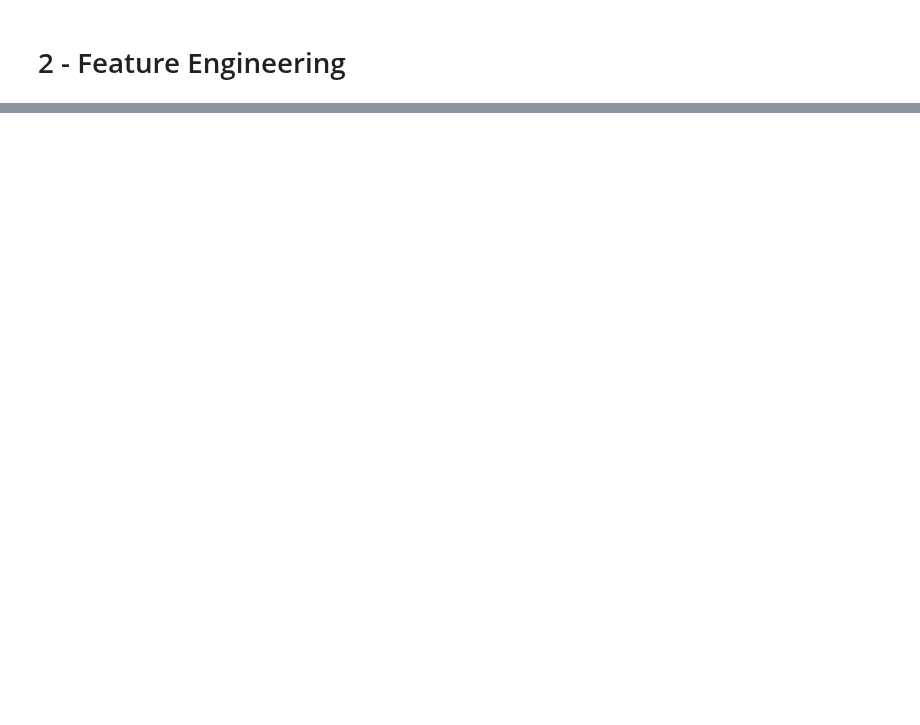
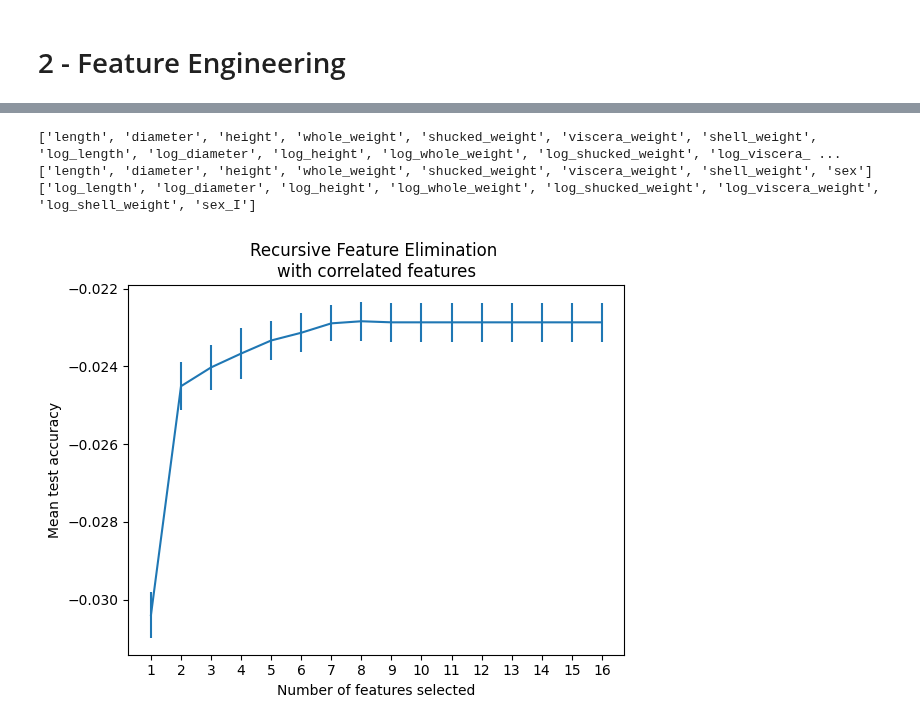
Before and after one commit to RuiFSP/Kaggle, a Jupyter notebook: Playground_Series_S4/4-Regression_with_an_Abalone_Dataset/regression_transformations.ipynb, the cells around one changed output, grey strips where cells are left out. Drawn from its saved outputs; the diff is of its cells as text; code cells hidden in the pictures; blank space fills up the shorter version.

```diff
--- a/Playground_Series_S4/4-Regression_with_an_Abalone_Dataset/regression_transformations.ipynb
+++ b/Playground_Series_S4/4-Regression_with_an_Abalone_Dataset/regression_transformations.ipynb
@@ -692,0 +662,6 @@ Index([ 92753,  93565,  95726,  95771,  98505,  99117, 101167, 104514, 104946,
+# %%
+log_features = []
+for col in numeric_cols_without_target:
+    train[f'log_{col}'] = np.log1p(train[col])
+    test[f'log_{col}'] = np.log1p(test[col])
+    log_features.append(f'log_{col}')
@@ -692,0 +685,5 @@ Index([ 92753,  93565,  95726,  95771,  98505,  99117, 101167, 104514, 104946,
+# %%
+X = train[numeric_cols_without_target + log_features + ['sex']]
+y = train[target]
+
+X.shape, y.shape
@@ -692,0 +783,39 @@ Index([ 92753,  93565,  95726,  95771,  98505,  99117, 101167, 104514, 104946,
+# %%
+len(rfe_pipe.named_steps['preprocessing'].transformers_[0][1].get_feature_names_out())
+len(rfe_pipe.named_steps['preprocessing'].transformers_[1][1].get_feature_names_out())
+
+# get all names from the features
+feature_names = list(X.columns) + list(rfe_pipe.named_steps['preprocessing'].transformers_[1][1].get_feature_names_out())
+
+print(feature_names)
+
+# Get the selected features
+mask = [rfe_pipe.named_steps['rfe'].support_]
+
+# select the features using the mask
+selected_features = [feature for feature, selected in zip(feature_names, mask[0]) if selected]
+print(selected_features)
+
+# what feature were eliminated
+eliminated_features = [feature for feature, selected in zip(feature_names, mask[0]) if not selected]
+
+print(eliminated_features)
+# %% [output]
+['length', 'diameter', 'height', 'whole_weight', 'shucked_weight', 'viscera_weight', 'shell_weight', 'log_length', 'log_diameter', 'log_height', 'log_whole_weight', 'log_shucked_weight', 'log_viscera_ ...
+['length', 'diameter', 'height', 'whole_weight', 'shucked_weight', 'viscera_weight', 'shell_weight', 'sex']
+['log_length', 'log_diameter', 'log_height', 'log_whole_weight', 'log_shucked_weight', 'log_viscera_weight', 'log_shell_weight', 'sex_I']
+# %%
+n_scores = len(rfe_pipe['rfe'].cv_results_["mean_test_score"])
+plt.figure()
+plt.xlabel("Number of features selected")
+plt.ylabel("Mean test accuracy")
+plt.errorbar(
+    range(min_features_to_select, n_scores + min_features_to_select),
+    rfe_pipe['rfe'].cv_results_["mean_test_score"],
+    yerr=rfe_pipe['rfe'].cv_results_["std_test_score"],
+)
+plt.title("Recursive Feature Elimination \nwith correlated features")
+plt.xticks(range(min_features_to_select, n_scores + min_features_to_select, 1))
+plt.show()
+# %% [output]
+[figure, added]
```
Also changed, not shown: parts of 34 cells of this notebook, 2 other files.
